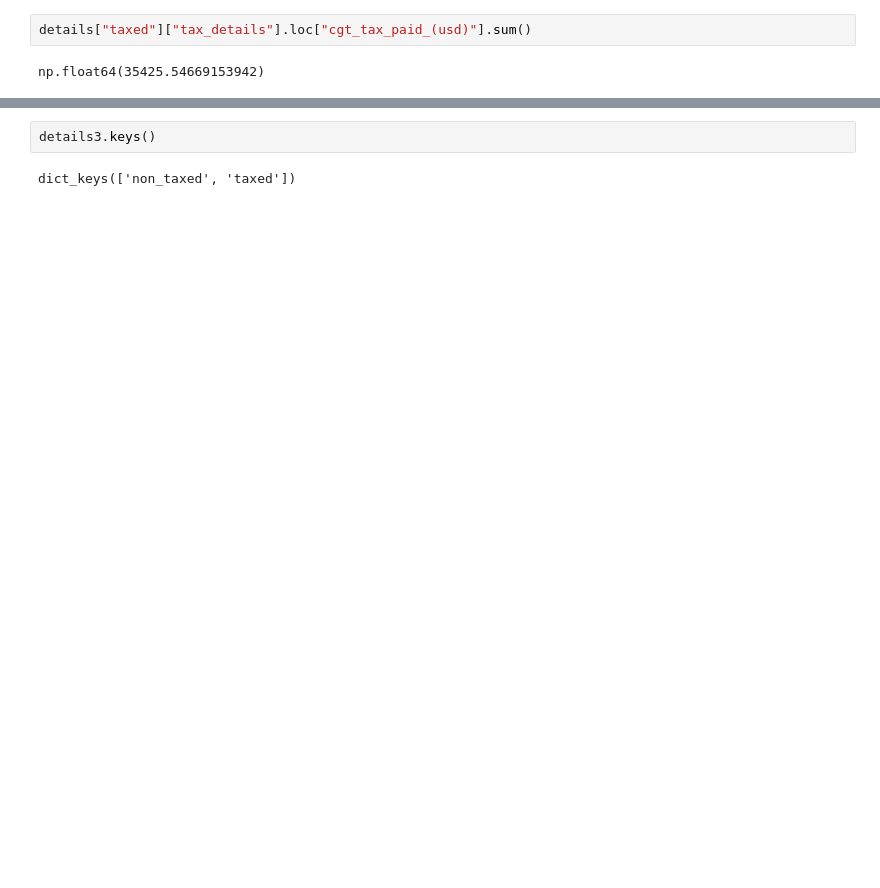
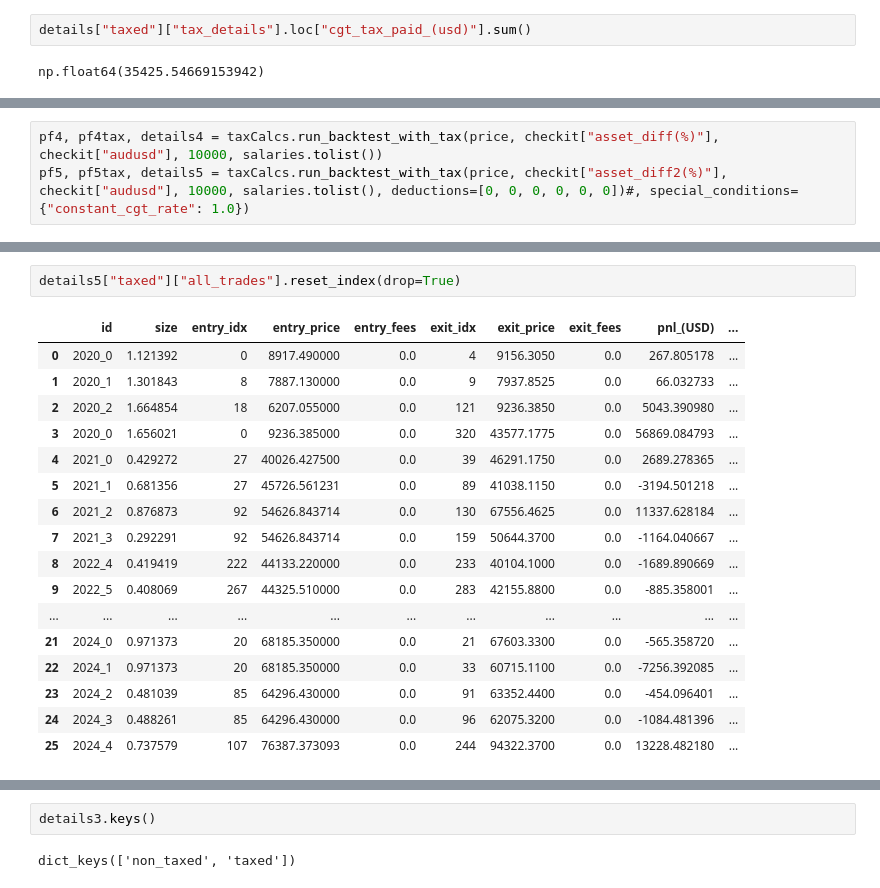
Before and after one commit to HelloThereMatey/vbt_tax, a Jupyter notebook: vbt_bitty_42Macro.ipynb, the cells around one changed output, grey strips where cells are left out. Saved outputs shown, nothing was run; the diff lists cells and outputs as text; blank space fills up the shorter version.

```diff
--- a/vbt_bitty_42Macro.ipynb
+++ b/vbt_bitty_42Macro.ipynb
@@ -890,3 +968,6 @@ Tax calculation for year 2025, capital gains total: 10514.235570147452, Deferred
 Capital loss carryforward: 0 AUD
 Paid CGT tax of 1469.8821233068236 USD from cash
 Adjusted final portfolio value for taxed_pf to 124789.01111422689 to account for final tax payment
+# %%
+pf4, pf4tax, details4 = taxCalcs.run_backtest_with_tax(price, checkit["asset_diff(%)"], checkit["audusd"], 10000, salaries.tolist())
+pf5, pf5tax, details5 = taxCalcs.run_backtest_with_tax(price, checkit["asset_diff2(%)"], checkit["audusd"], 10000, salaries.tolist(), deductions=[0, 0, 0, 0, 0, 0])#, special_conditions={"constant_cgt_rate": 1.0})
@@ -892,0 +992,20 @@ Adjusted final portfolio value for taxed_pf to 124789.01111422689 to account for
+# %%
+details5["taxed"]["all_trades"].reset_index(drop=True)
+# %% [output]
+|  | id | size | entry_idx | entry_price | entry_fees | exit_idx | exit_price | exit_fees | pnl_(USD) | ... |
+| 0 | 2020_0 | 1.121392 | 0 | 8917.490000 | 0.0 | 4 | 9156.3050 | 0.0 | 267.805178 | ... |
+| 1 | 2020_1 | 1.301843 | 8 | 7887.130000 | 0.0 | 9 | 7937.8525 | 0.0 | 66.032733 | ... |
+| 2 | 2020_2 | 1.664854 | 18 | 6207.055000 | 0.0 | 121 | 9236.3850 | 0.0 | 5043.390980 | ... |
+| 3 | 2020_0 | 1.656021 | 0 | 9236.385000 | 0.0 | 320 | 43577.1775 | 0.0 | 56869.084793 | ... |
+| 4 | 2021_0 | 0.429272 | 27 | 40026.427500 | 0.0 | 39 | 46291.1750 | 0.0 | 2689.278365 | ... |
+| 5 | 2021_1 | 0.681356 | 27 | 45726.561231 | 0.0 | 89 | 41038.1150 | 0.0 | -3194.501218 | ... |
+| 6 | 2021_2 | 0.876873 | 92 | 54626.843714 | 0.0 | 130 | 67556.4625 | 0.0 | 11337.628184 | ... |
+| 7 | 2021_3 | 0.292291 | 92 | 54626.843714 | 0.0 | 159 | 50644.3700 | 0.0 | -1164.040667 | ... |
+| 8 | 2022_4 | 0.419419 | 222 | 44133.220000 | 0.0 | 233 | 40104.1000 | 0.0 | -1689.890669 | ... |
+| 9 | 2022_5 | 0.408069 | 267 | 44325.510000 | 0.0 | 283 | 42155.8800 | 0.0 | -885.358001 | ... |
+| ... | ... | ... | ... | ... | ... | ... | ... | ... | ... | ... |
+| 21 | 2024_0 | 0.971373 | 20 | 68185.350000 | 0.0 | 21 | 67603.3300 | 0.0 | -565.358720 | ... |
+| 22 | 2024_1 | 0.971373 | 20 | 68185.350000 | 0.0 | 33 | 60715.1100 | 0.0 | -7256.392085 | ... |
+| 23 | 2024_2 | 0.481039 | 85 | 64296.430000 | 0.0 | 91 | 63352.4400 | 0.0 | -454.096401 | ... |
+| 24 | 2024_3 | 0.488261 | 85 | 64296.430000 | 0.0 | 96 | 62075.3200 | 0.0 | -1084.481396 | ... |
+| 25 | 2024_4 | 0.737579 | 107 | 76387.373093 | 0.0 | 244 | 94322.3700 | 0.0 | 13228.482180 | ... |
```
Also changed, not shown: parts of 31 cells of this notebook, 3 other files.
